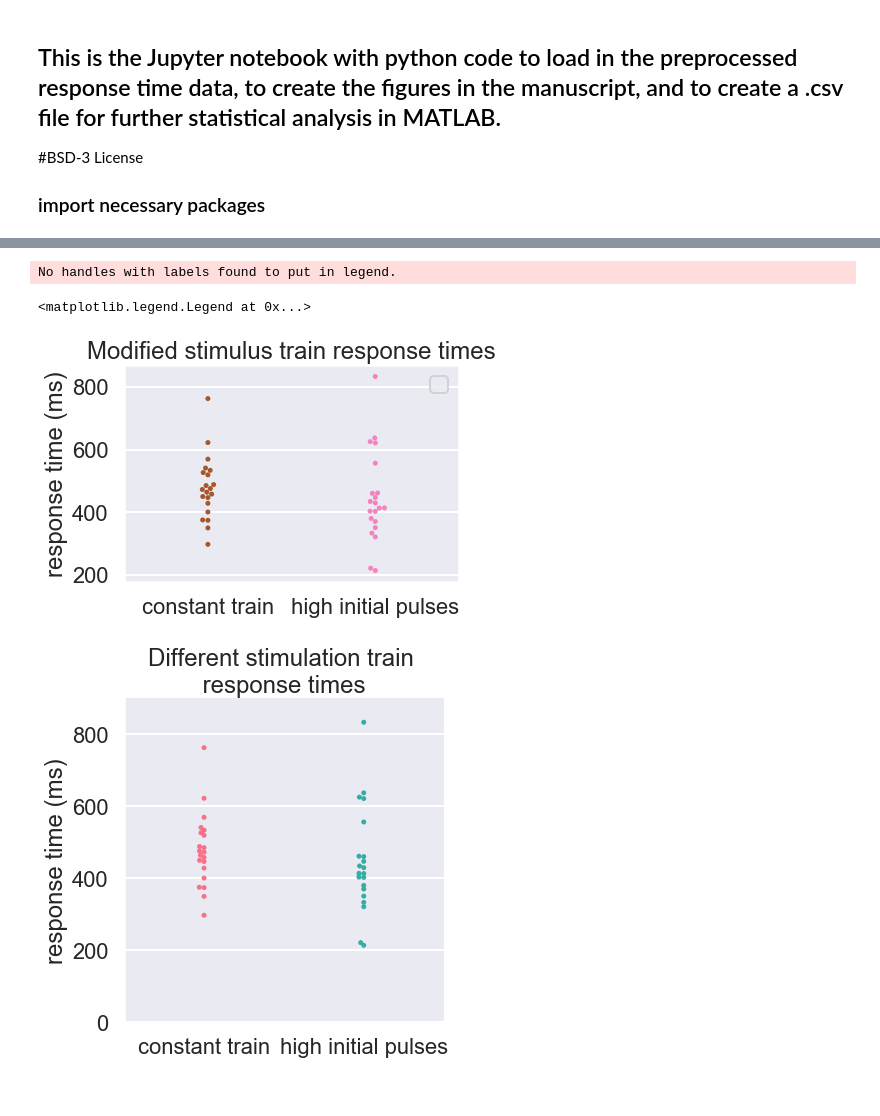
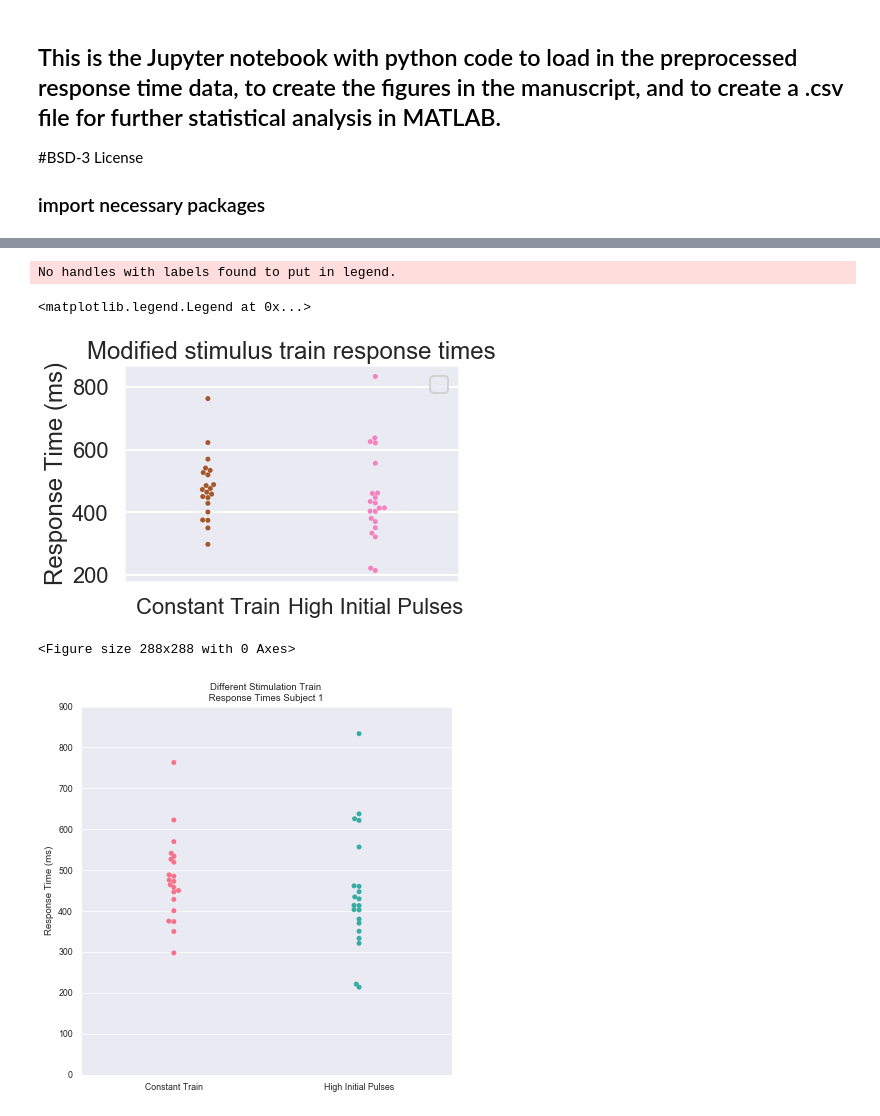
Before and after one commit to davidjuliancaldwell/StimulationResponseTimingPython, a Jupyter notebook: a1355e_priming.ipynb, the cells around one changed output, grey strips where cells are left out. Cells and saved outputs as stored; diff of their text form; code cells hidden in the pictures.

```diff
--- a/a1355e_priming.ipynb
+++ b/a1355e_priming.ipynb
@@ -18,7 +18,7 @@ sns.set_context("poster") # this makes things large
 # %%
 ### decide whether or not to save figures and data for MATLAB
 
-saveFig = True
+saveFig = False
 saveMat = False
 # %%
 ### import the .mat data files
@@ -58,8 +57,8 @@ dataFdict2 = pd.DataFrame.from_dict(ndata2,orient='columns')
 ### assign columns for dataframes
 
 
-dataFdict1.columns = ['constant train','high initial pulses']
-dataFdict2.columns = ['constant train','high initial pulses']
+dataFdict1.columns = ['Constant Train','High Initial Pulses']
+dataFdict2.columns = ['Constant Train','High Initial Pulses']
 
 
 dataMelt1 = pd.melt(dataFdict1)
@@ -71,8 +70,8 @@ dataMelt2 = pd.melt(dataFdict2)
 #dataMelt2['Subject'] = 'a1355e'
 dataMelt2['Subject'] = '1'
 dataMelt2['block'] = '2'
-dataMelt1.rename(columns = {'variable':'experiment','value':'response time (ms)'}, inplace = True)
-dataMelt2.rename(columns = {'variable':'experiment','value':'response time (ms)'}, inplace = True)
+dataMelt1.rename(columns = {'variable':'Experiment','value':'Response Time (ms)'}, inplace = True)
+dataMelt2.rename(columns = {'variable':'Experiment','value':'Response Time (ms)'}, inplace = True)
 # %%
 ### concatenate
 
@@ -80,18 +79,18 @@ frames = [dataMelt1,dataMelt2]
 
 result = pd.concat(frames)
 result
-resultTrim = result[(result['response time (ms)'] < respHi) & (result['response time (ms)'] > respLo)]
-resultTrim.groupby(['experiment','Subject','block']).mean()
+resultTrim = result[(result['Response Time (ms)'] < respHi) & (result['Response Time (ms)'] > respLo)]
+resultTrim.groupby(['Experiment','Subject','block']).mean()
 
-experimentsOfInt =  ['constant train','high initial pulses']
+experimentsOfInt =  ['Constant Train','High Initial Pulses']
 # %%
 ### look at various metrics of interest
 
 
-dataCleaned = resultTrim[resultTrim['experiment'].isin(experimentsOfInt)]
-dataCleaned.groupby(['experiment','Subject','block']).mean()
-dataCleaned.groupby(['experiment','Subject','block']).describe()
-dataCleaned.groupby(['Subject','experiment']).describe().round()
+dataCleaned = resultTrim[resultTrim['Experiment'].isin(experimentsOfInt)]
+dataCleaned.groupby(['Experiment','Subject','block']).mean()
+dataCleaned.groupby(['Experiment','Subject','block']).describe()
+dataCleaned.groupby(['Subject','Experiment']).describe().round()
 
 #dataCleaned.groupby(['Subject','experiment']).mean()
 #dataCleaned.groupby(['Subject','experiment']).std()
@@ -123,33 +122,38 @@ interactive(children=(Dropdown(description='name', options=('Set1', 'Set2', 'Set
 # %%
-figPrime = sns.swarmplot(x="experiment",y="response time (ms)",data=dataCleaned,palette=color_pal_2_v2)
+figPrime = sns.swarmplot(x="Experiment",y="Response Time (ms)",data=dataCleaned,palette=color_pal_2_v2)
 figPrime.set_title('Modified stimulus train response times')
 figPrime.set_xlabel('')
 figPrime.legend()
 # %% [output]
 No handles with labels found to put in legend.
 <matplotlib.legend.Legend at 0x...>
-[figure, old version]
+[figure, new version]
 # %%
 ### use the "data cleaned" variable from above to make the individual subject plot
 
-frameIndividual = sns.FacetGrid(data=dataCleaned,col='Subject',size=6, aspect=1,sharex=False,sharey=True)
+plt.figure(figsize=(4,4))
+plt.tight_layout()
+
+sns.set_context("paper")
+
+frameIndividual = sns.FacetGrid(data=dataCleaned,col='Subject',height=6, aspect=1,sharex=False,sharey=True)
 #frameIndividual.map(sns.swarmplot,'experiment','response time (ms)','typeOrder')
 
-frameIndividual.map(sns.swarmplot,"experiment","response time (ms)",palette='husl')
+frameIndividual.map(sns.swarmplot,"Experiment","Response Time (ms)",palette='husl',order = ['Constant Train','High Initial Pulses'])
 frameIndividual.axes[0,0].set_xlabel('')
-
 
 #dataCleaned['typeOrder']
 figIndividual = plt.gcf()
 plt.ylim([0,900])
 
-frameIndividual.axes[0,0].set_title('Different stimulation train \n response times ')
+frameIndividual.axes[0,0].set_title('Different Stimulation Train \n Response Times Subject 1 ')
 
 if saveFig:
     figIndividual.savefig('a1355e_priming_RT_CP.svg', dpi=600,bbox_inches='tight')
     figIndividual.savefig('a1355e_priming_RT_CP.png', dpi=600,bbox_inches='tight')
 # %% [output]
+<Figure size 288x288 with 0 Axes>
-[figure, old version]
+[figure, new version]
 # %%
 dataCleaned
 # %% [output]
```
Also changed, not shown: parts of 11 cells of this notebook, 1 other file.
